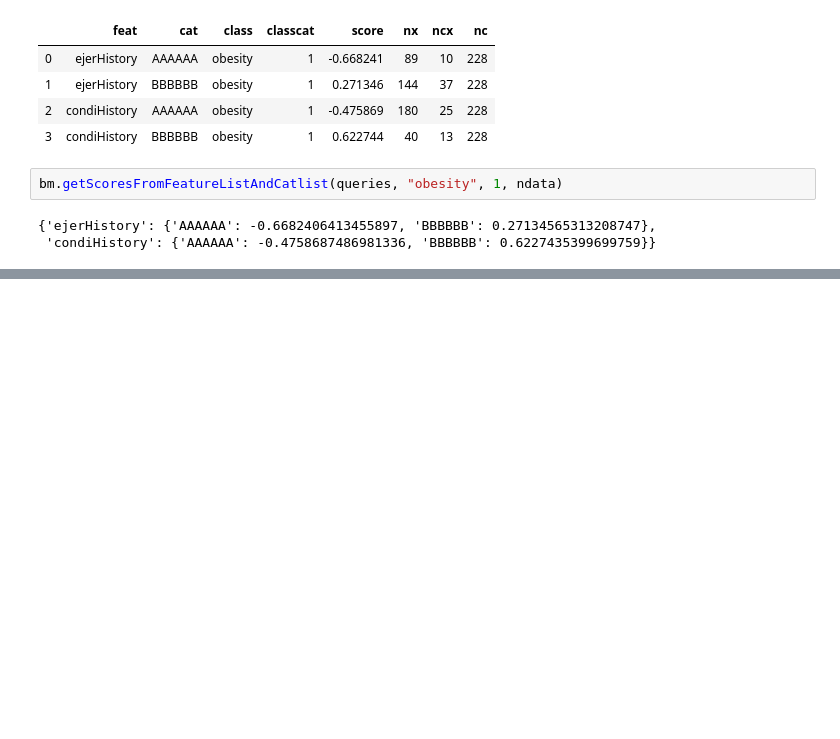
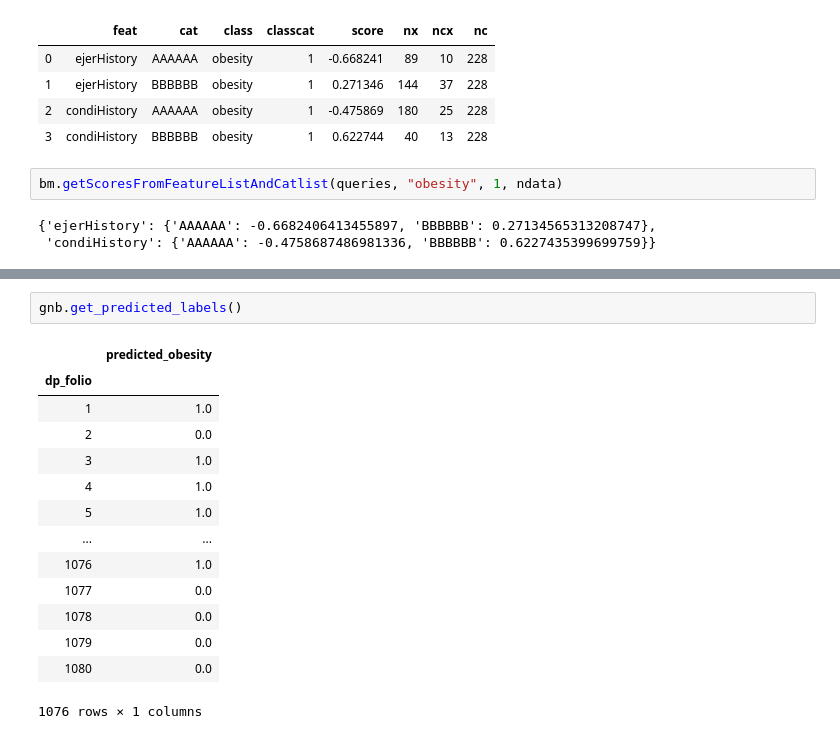
Before and after one commit to vicalbiter/histories, a Jupyter notebook: Classes Playground.ipynb, the cells around one changed output, grey strips where cells are left out. Cells and saved outputs as stored; diff of their text form; blank space fills up the shorter version.

```diff
--- a/Classes Playground.ipynb
+++ b/Classes Playground.ipynb
@@ -609,0 +714,17 @@ bm.getScoresFromFeatureListAndCatlist(queries, "obesity", 1, ndata)
+# %%
+gnb.get_predicted_labels()
+# %% [output]
+|  | predicted_obesity |
+| dp_folio |  |
+| 1 | 1.0 |
+| 2 | 0.0 |
+| 3 | 1.0 |
+| 4 | 1.0 |
+| 5 | 1.0 |
+| ... | ... |
+| 1076 | 1.0 |
+| 1077 | 0.0 |
+| 1078 | 0.0 |
+| 1079 | 0.0 |
+| 1080 | 0.0 |
+1076 rows × 1 columns
```
Also changed, not shown: parts of 11 cells of this notebook.
